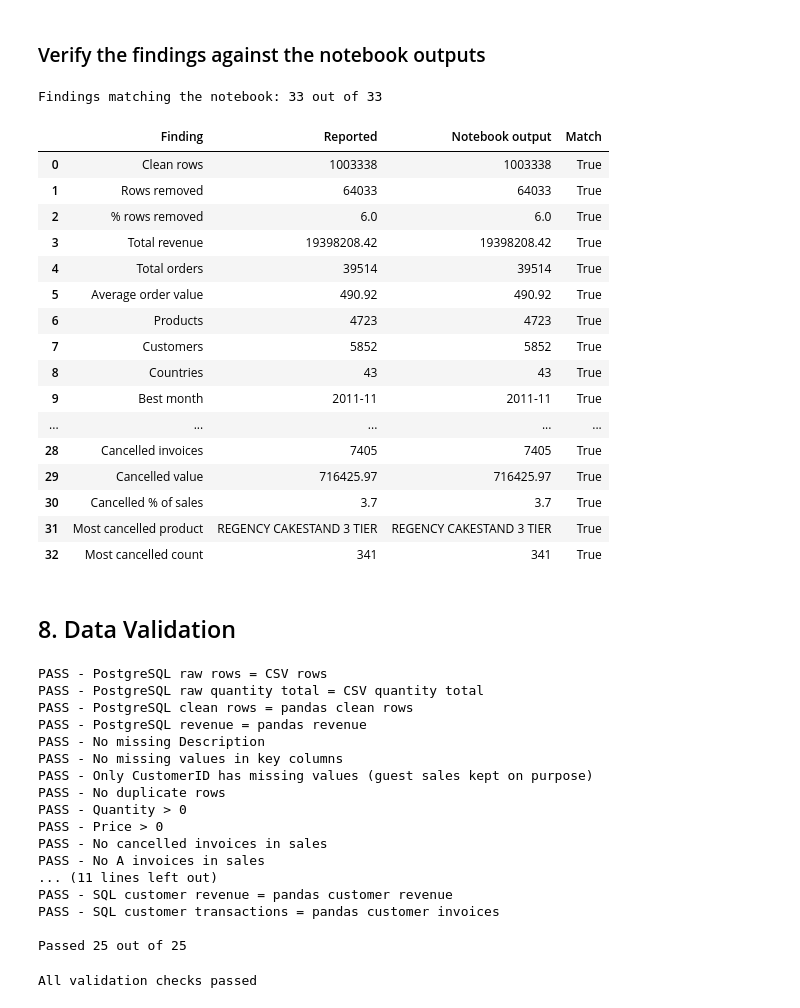
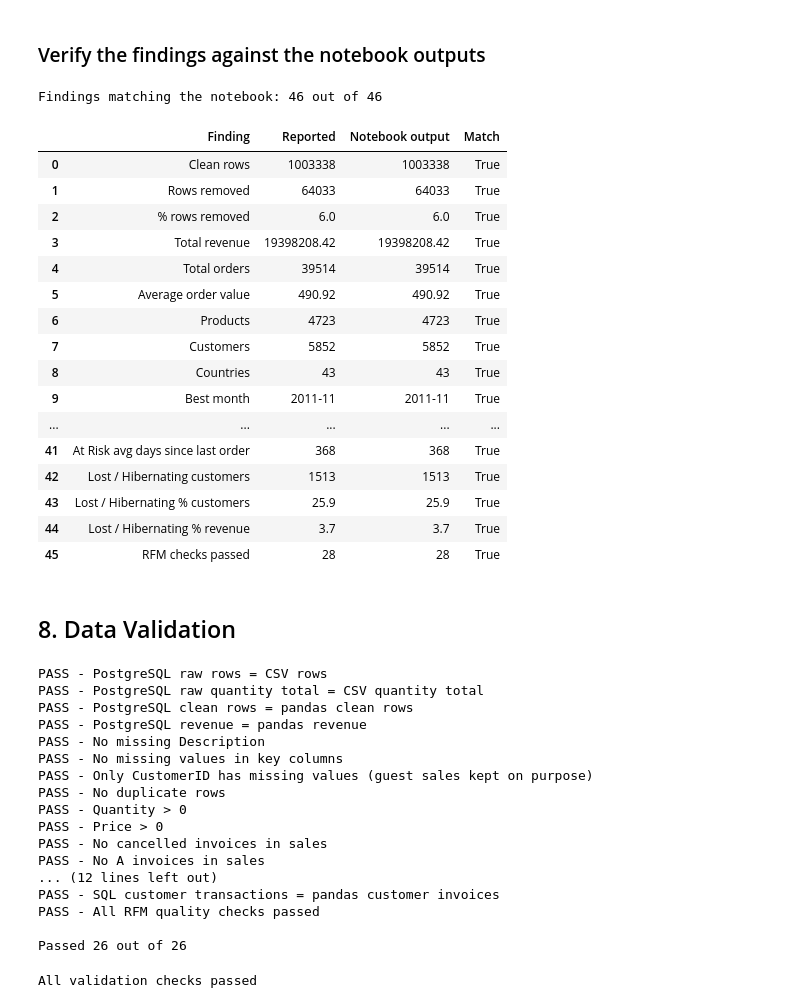
Before and after one commit to Pranavsangichetty/Axlero-Group3, a Jupyter notebook: Online_Retail_II_Data_Cleaning_EDA_Validation.ipynb, the cells around one changed output. Saved outputs shown, nothing was run; the diff lists cells and outputs as text; code cells hidden in the pictures.

```diff
--- a/Online_Retail_II_Data_Cleaning_EDA_Validation.ipynb
+++ b/Online_Retail_II_Data_Cleaning_EDA_Validation.ipynb
@@ -875,0 +954,10 @@ monthly_customers
+# %%
+segments = rfm.groupby('segment').agg(customers=('customer_id', 'count'),
+                                      revenue=('monetary', 'sum'),
+                                      avg_recency_days=('recency_days', 'mean'),
+                                      avg_orders=('frequency', 'mean'),
+                                      avg_spend=('monetary', 'mean'))
+segments['% customers'] = (segments['customers'] / segments['customers'].sum() * 100).round(1)
+segments['% revenue'] = (segments['revenue'] / segments['revenue'].sum() * 100).round(1)
+segments = segments.sort_values('revenue', ascending=False).round(2)
+segments
@@ -944,39 +1166,52 @@ findings_check = [
     ('Best hour', 12, by_hour.idxmax()),
     ('Saturday orders', 30, df[df['Day'] == 'Saturday']['Invoice'].nunique()),
     ('Repeat customers', 4233, repeat_customers),
     ('Repeat customer %', 72.3, round(repeat_customers / len(orders_per_customer) * 100, 1)),
     ('Repeat customer revenue %', 96.7, round(repeat_revenue / float(customer_summary['total_revenue'].sum()) * 100, 1)),
     ('Guest rows %', 22.6, round(df['CustomerID'].isnull().mean() * 100, 1)),
     ('Cancelled invoices', 7405, cancelled['Invoice'].nunique()),
     ('Cancelled value', 716425.97, round(-cancelled['Revenue'].sum(), 2)),
     ('Cancelled % of sales', 3.7, round(-cancelled['Revenue'].sum() / total_revenue * 100, 1)),
     ('Most cancelled product', 'REGENCY CAKESTAND 3 TIER', cancelled['Description'].value_counts().index[0]),
     ('Most cancelled count', 341, cancelled['Description'].value_counts().iloc[0]),
+    ('Champions customers', 1463, segments.loc['Champions', 'customers']),
+    ('Champions % customers', 25.0, segments.loc['Champions', '% customers']),
+    ('Champions % revenue', 70.0, segments.loc['Champions', '% revenue']),
+    ('Champions revenue', 11768114.5, round(segments.loc['Champions', 'revenue'], 2)),
+    ('At Risk customers', 829, segments.loc['At Risk', 'customers']),
+    ('At Risk % customers', 14.2, segments.loc['At Risk', '% customers']),
+    ('At Risk revenue', 1520075.55, round(segments.loc['At Risk', 'revenue'], 2)),
+    ('At Risk % revenue', 9.0, segments.loc['At Risk', '% revenue']),
+    ('At Risk avg days since last order', 368, round(segments.loc['At Risk', 'avg_recency_days'])),
+    ('Lost / Hibernating customers', 1513, segments.loc['Lost / Hibernating', 'customers']),
+    ('Lost / Hibernating % customers', 25.9, segments.loc['Lost / Hibernating', '% customers']),
+    ('Lost / Hibernating % revenue', 3.7, segments.loc['Lost / Hibernating', '% revenue']),
+    ('RFM checks passed', 28, sum(rfm_checks.values())),
 ]
 findings_check = pd.DataFrame(findings_check, columns=['Finding', 'Reported', 'Notebook output'])
 findings_check['Match'] = findings_check['Reported'].astype(str) == findings_check['Notebook output'].astype(str)
 print('Findings matching the notebook:', findings_check['Match'].sum(), 'out of', len(findings_check))
 assert findings_check['Match'].all(), 'Some findings do not match the notebook output'
 findings_check
 # %% [output]
-Findings matching the notebook: 33 out of 33
+Findings matching the notebook: 46 out of 46
 |  | Finding | Reported | Notebook output | Match |
 | 0 | Clean rows | 1003338 | 1003338 | True |
 | 1 | Rows removed | 64033 | 64033 | True |
 | 2 | % rows removed | 6.0 | 6.0 | True |
 | 3 | Total revenue | 19398208.42 | 19398208.42 | True |
 | 4 | Total orders | 39514 | 39514 | True |
 | 5 | Average order value | 490.92 | 490.92 | True |
 | 6 | Products | 4723 | 4723 | True |
 | 7 | Customers | 5852 | 5852 | True |
 | 8 | Countries | 43 | 43 | True |
 | 9 | Best month | 2011-11 | 2011-11 | True |
 | ... | ... | ... | ... | ... |
-| 28 | Cancelled invoices | 7405 | 7405 | True |
-| 29 | Cancelled value | 716425.97 | 716425.97 | True |
-| 30 | Cancelled % of sales | 3.7 | 3.7 | True |
-| 31 | Most cancelled product | REGENCY CAKESTAND 3 TIER | REGENCY CAKESTAND 3 TIER | True |
-| 32 | Most cancelled count | 341 | 341 | True |
+| 41 | At Risk avg days since last order | 368 | 368 | True |
+| 42 | Lost / Hibernating customers | 1513 | 1513 | True |
+| 43 | Lost / Hibernating % customers | 25.9 | 25.9 | True |
+| 44 | Lost / Hibernating % revenue | 3.7 | 3.7 | True |
+| 45 | RFM checks passed | 28 | 28 | True |
 # %% [markdown]
 ## 8. Data Validation
 # %%
@@ -1024,6 +1259,8 @@ checks = {
                                                           - customers['Revenue'].sum()) < 0.01,
     'SQL customer transactions = pandas customer invoices': len(customer_transactions)
                                                             == customers.groupby(['CustomerID', 'Invoice']).ngroups,
+    # RFM
+    'All RFM quality checks passed': all(rfm_checks.values()),
 }
 
 for name, result in checks.items():
@@ -1043,11 +1280,11 @@ PASS - Quantity > 0
 PASS - Price > 0
 PASS - No cancelled invoices in sales
 PASS - No A invoices in sales
-... (11 lines left out)
-PASS - SQL customer revenue = pandas customer revenue
+... (12 lines left out)
 PASS - SQL customer transactions = pandas customer invoices
+PASS - All RFM quality checks passed
 
-Passed 25 out of 25
+Passed 26 out of 26
 # %%
 assert all(checks.values()), 'Some validation checks failed'
 print('All validation checks passed')
```
Also changed, not shown: parts of 13 cells of this notebook.
